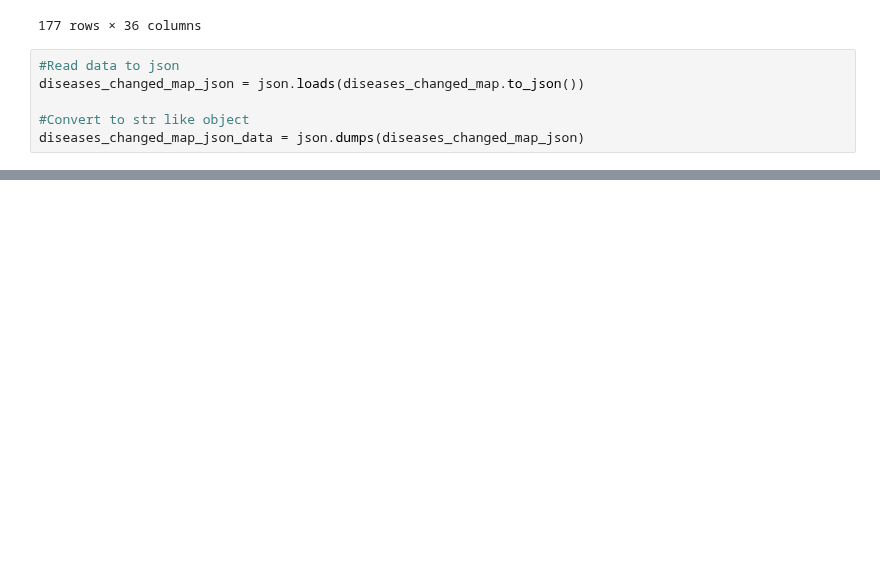
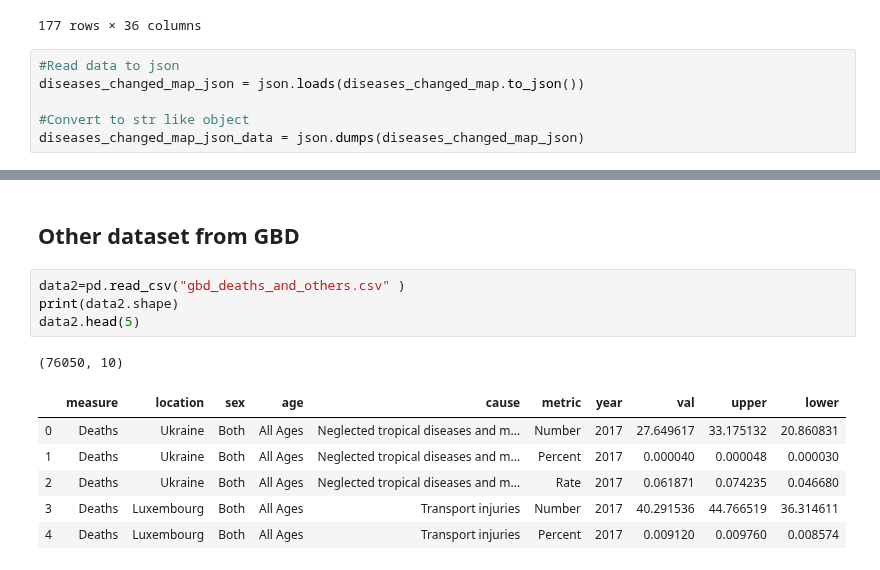
Before and after one commit to itsyaboii1337/Data_Science_Alliance, a Jupyter notebook: ImpactPerCountry.ipynb, the cells around one changed output, grey strips where cells are left out. Cells and saved outputs as stored; diff of their text form; blank space fills up the shorter version.

Commit message:
added other GBD dataset for extra measures

```diff
--- a/ImpactPerCountry.ipynb
+++ b/ImpactPerCountry.ipynb
@@ -539,3 +539,17 @@ Loading BokehJS ...
 [interactive output not drawn]
 [interactive output not drawn]
 [interactive output not drawn]
+# %% [markdown]
+## Other dataset from GBD
+# %%
+data2=pd.read_csv("gbd_deaths_and_others.csv" )
+print(data2.shape)
+data2.head(5)
+# %% [output]
+(76050, 10)
+|  | measure | location | sex | age | cause | metric | year | val | upper | lower |
+| 0 | Deaths | Ukraine | Both | All Ages | Neglected tropical diseases and m... | Number | 2017 | 27.649617 | 33.175132 | 20.860831 |
+| 1 | Deaths | Ukraine | Both | All Ages | Neglected tropical diseases and m... | Percent | 2017 | 0.000040 | 0.000048 | 0.000030 |
+| 2 | Deaths | Ukraine | Both | All Ages | Neglected tropical diseases and m... | Rate | 2017 | 0.061871 | 0.074235 | 0.046680 |
+| 3 | Deaths | Luxembourg | Both | All Ages | Transport injuries | Number | 2017 | 40.291536 | 44.766519 | 36.314611 |
+| 4 | Deaths | Luxembourg | Both | All Ages | Transport injuries | Percent | 2017 | 0.009120 | 0.009760 | 0.008574 |
```
Also changed, not shown: parts of 4 cells of this notebook, 1 other file.
